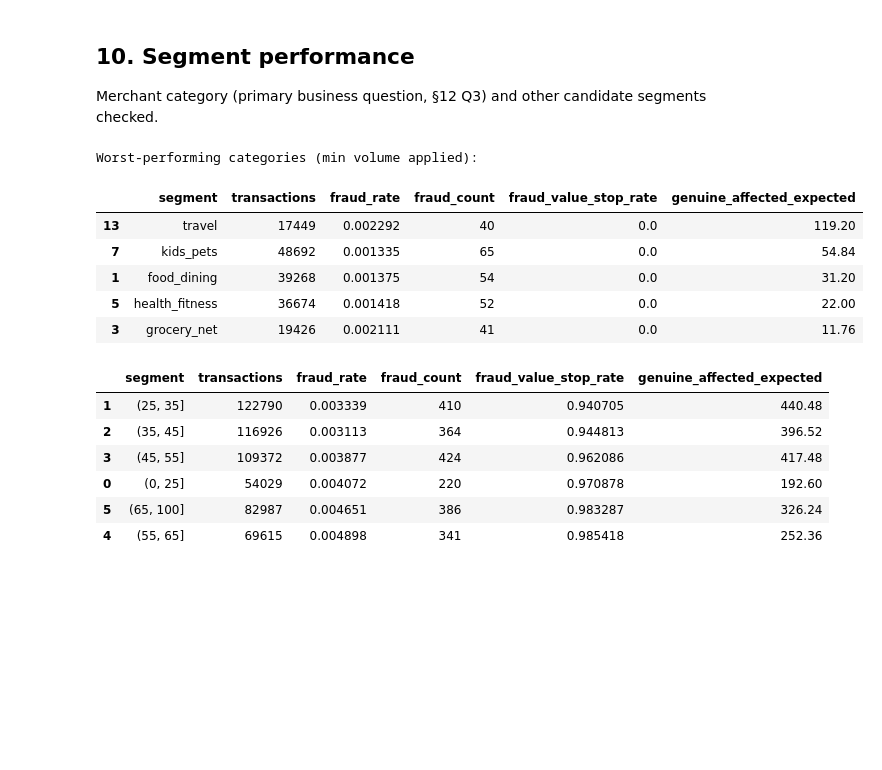
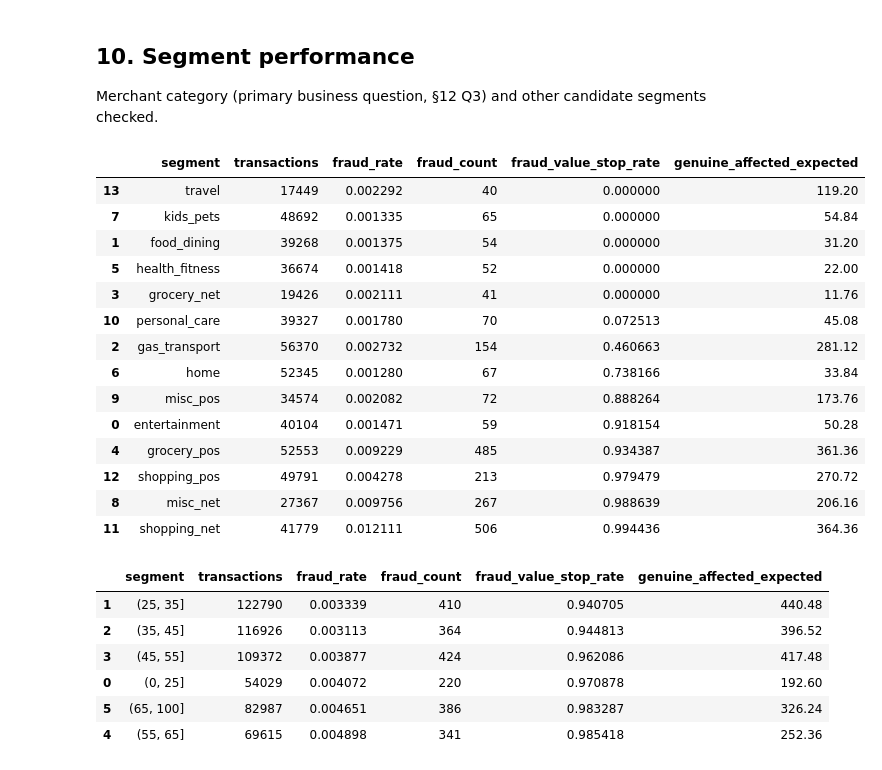
Before and after one commit to Ann-Vaseekar/fraud-model, a Jupyter notebook: notebooks/02_modelling.ipynb, the cells around one changed output. Drawn from its saved outputs; the diff is of its cells as text; code cells hidden in the pictures; blank space fills up the shorter version.

```diff
--- a/notebooks/02_modelling.ipynb
+++ b/notebooks/02_modelling.ipynb
@@ -344,47 +344,48 @@ def segment_metrics(df, y_true, actions, segment_col):
     rows = []
     for segment, pos in df.groupby(segment_col, dropna=False, observed=True).indices.items():
         pos = np.asarray(pos)
         seg_fraud, seg_actions, seg_amounts = fraud[pos], actions[pos], amounts[pos]
 
         fraud_count, fraud_value = seg_fraud.sum(), seg_amounts[seg_fraud].sum()
         stopped_value = (
             seg_amounts[seg_fraud & (seg_actions == "decline")].sum()
             + seg_amounts[seg_fraud & (seg_actions == "stepup")].sum() * config.STEP_UP_FRAUD_STOP_RATE
         )
 
         genuine = ~seg_fraud
         affected = (
             (genuine & (seg_actions == "decline")).sum()
             + (genuine & (seg_actions == "stepup")).sum() * config.STEP_UP_GENUINE_ABANDON_RATE
         )
 
         rows.append({
             "segment": segment, "transactions": len(pos),
             "fraud_rate": fraud_count / len(pos), "fraud_count": fraud_count,
             "fraud_value_stop_rate": stopped_value / fraud_value if fraud_value else np.nan,
             "genuine_affected_expected": affected,
         })
 
     return pd.DataFrame(rows).sort_values("transactions", ascending=False)
 
 
 category_results = segment_metrics(model_test, y_test, actions, "category")
-min_segment_volume = max(1, int(0.01 * len(X_test)))
-worst_categories = (
-    category_results[category_results["transactions"] >= min_segment_volume]
-    .sort_values(["fraud_value_stop_rate", "genuine_affected_expected"], ascending=[True, False])
-    .head(5)
-)
-print("Worst-performing categories (min volume applied):")
-worst_categories
+category_results.sort_values(["fraud_value_stop_rate", "genuine_affected_expected"], ascending=[True, False])
 # %% [output]
-Worst-performing categories (min volume applied):
 |  | segment | transactions | fraud_rate | fraud_count | fraud_value_stop_rate | genuine_affected_expected |
-| 13 | travel | 17449 | 0.002292 | 40 | 0.0 | 119.20 |
-| 7 | kids_pets | 48692 | 0.001335 | 65 | 0.0 | 54.84 |
-| 1 | food_dining | 39268 | 0.001375 | 54 | 0.0 | 31.20 |
-| 5 | health_fitness | 36674 | 0.001418 | 52 | 0.0 | 22.00 |
-| 3 | grocery_net | 19426 | 0.002111 | 41 | 0.0 | 11.76 |
+| 13 | travel | 17449 | 0.002292 | 40 | 0.000000 | 119.20 |
+| 7 | kids_pets | 48692 | 0.001335 | 65 | 0.000000 | 54.84 |
+| 1 | food_dining | 39268 | 0.001375 | 54 | 0.000000 | 31.20 |
+| 5 | health_fitness | 36674 | 0.001418 | 52 | 0.000000 | 22.00 |
+| 3 | grocery_net | 19426 | 0.002111 | 41 | 0.000000 | 11.76 |
+| 10 | personal_care | 39327 | 0.001780 | 70 | 0.072513 | 45.08 |
+| 2 | gas_transport | 56370 | 0.002732 | 154 | 0.460663 | 281.12 |
+| 6 | home | 52345 | 0.001280 | 67 | 0.738166 | 33.84 |
+| 9 | misc_pos | 34574 | 0.002082 | 72 | 0.888264 | 173.76 |
+| 0 | entertainment | 40104 | 0.001471 | 59 | 0.918154 | 50.28 |
+| 4 | grocery_pos | 52553 | 0.009229 | 485 | 0.934387 | 361.36 |
+| 12 | shopping_pos | 49791 | 0.004278 | 213 | 0.979479 | 270.72 |
+| 8 | misc_net | 27367 | 0.009756 | 267 | 0.988639 | 206.16 |
+| 11 | shopping_net | 41779 | 0.012111 | 506 | 0.994436 | 364.36 |
 # %%
 age_results = segment_metrics(model_test, y_test, actions, "age_band")
 age_results.sort_values(["fraud_value_stop_rate", "genuine_affected_expected"], ascending=[True, False])
```
Also changed, not shown: parts of 3 cells of this notebook.
